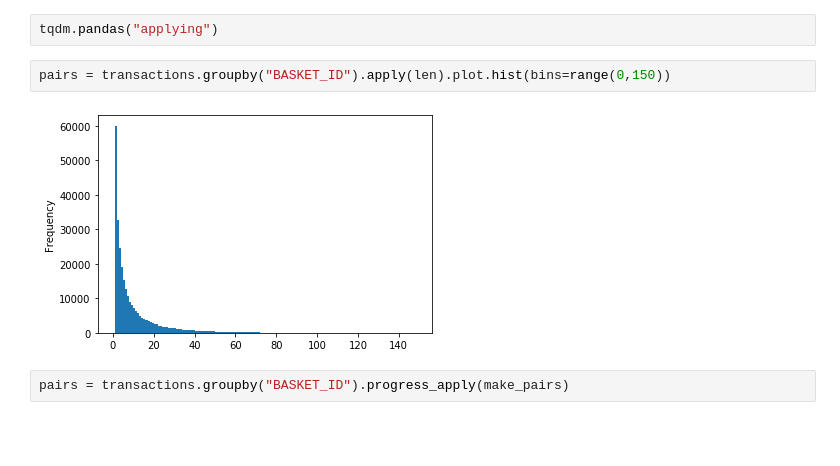
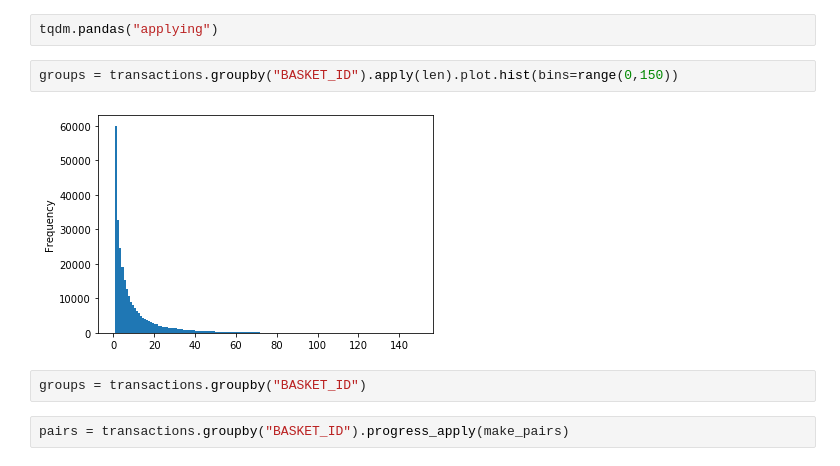
Before and after one commit to Lucianod28/Ada-project, a Jupyter notebook: notebooks/BoughtTogether.ipynb, the cells around one changed output. Saved outputs shown, nothing was run; the diff lists cells and outputs as text; blank space fills up the shorter version.

```diff
--- a/notebooks/BoughtTogether.ipynb
+++ b/notebooks/BoughtTogether.ipynb
@@ -35,9 +35,11 @@ def make_pairs(data):
 # %%
 tqdm.pandas("applying")
 # %%
-pairs = transactions.groupby("BASKET_ID").apply(len).plot.hist(bins=range(0,150))
+groups = transactions.groupby("BASKET_ID").apply(len).plot.hist(bins=range(0,150))
 # %% [output]
-[figure, old version]
+[figure, new version]
+# %%
+groups = transactions.groupby("BASKET_ID")
 # %%
 pairs = transactions.groupby("BASKET_ID").progress_apply(make_pairs)
 # %%
```
Also changed, not shown: parts of 10 cells of this notebook.
